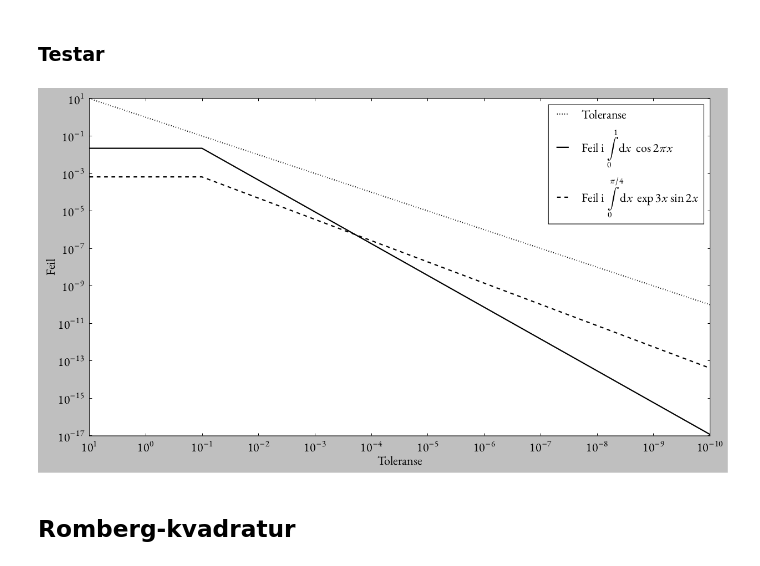
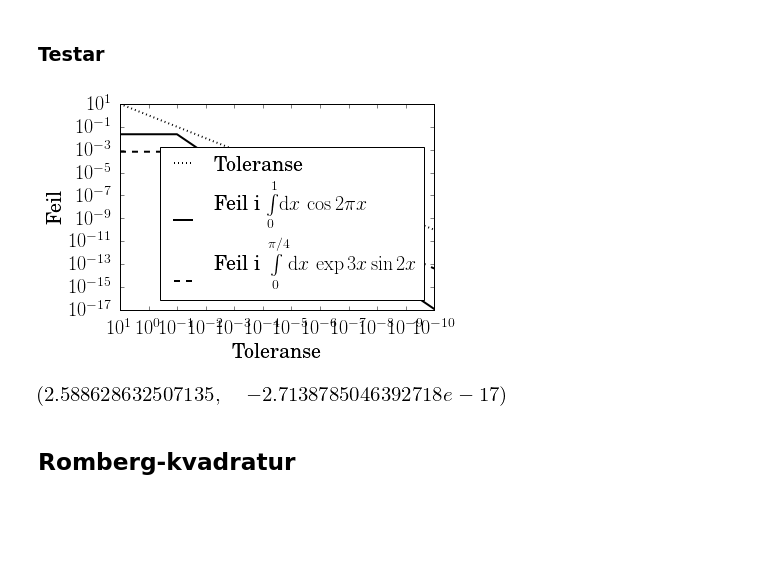
Before and after one commit to steffenhaug/nm, a Jupyter notebook: int/quad.ipynb, the cells around one changed output. Drawn from its saved outputs; the diff is of its cells as text; code cells hidden in the pictures; blank space fills up the shorter version.

```diff
--- a/int/quad.ipynb
+++ b/int/quad.ipynb
@@ -89,38 +89,45 @@ F = sp.integrate(f)
 fa = sp.lambdify(x, f)
 Fa = sp.lambdify(x, F)
 
 aa, ba = 0, 1
 Ia = Fa(ba) - Fa(aa) # = 0
 
 ### second test
 f = sp.exp(3 * x) * sp.sin(2 * x)
 F = sp.integrate(f)
 # make python function versions
 fb = sp.lambdify(x, f)
 Fb = sp.lambdify(x, F)
 
 ab, bb = 0, np.pi/4
 Ib = Fb(bb) - Fb(ab)
 
 tols = np.linspace(10, 1e-10, 100)
 errsa = np.array([abs(asm_quad(fa, aa, ba, tol=t) - Ia) for t in tols])
 errsb = np.array([abs(asm_quad(fb, ab, bb, tol=t) - Ib) for t in tols])
 
-plt.loglog(tols, tols,  'k:',  label="Toleranse")
-plt.loglog(tols, errsa, 'k',   label="Feil i $\int\limits_0^1 \! \mathrm dx \, \cos 2 \pi x$")
-plt.loglog(tols, errsb, 'k--', label="Feil i $\int\limits_0^{\pi/4} \! \mathrm dx \, \exp 3 x \sin 2x$")
+plt.plot(tols, tols,  'k:',  label="Toleranse")
+plt.plot(tols, errsa, 'k',   label="Feil i $\int\limits_0^1 \! \mathrm dx \, \cos 2 \pi x$")
+plt.plot(tols, errsb, 'k--', label="Feil i $\int\limits_0^{\pi/4} \! \mathrm dx \, \exp 3 x \sin 2x$")
+
+plt.xscale('log')
+plt.yscale('log')
 
 plt.ylabel("Feil")
 plt.xlabel("Toleranse")
 
 plt.xlim(tols[0], tols[-1])
 plt.legend(loc="best")
 
-plt.savefig("simp_err.pdf")
+plt.savefig("simp_err.pdf", bbox_inches = 'tight', pad_inches = 0)
 
 plt.tight_layout()
 # %% [output]
-[figure, old version]
+[figure, new version]
+# %%
+asm_quad(fb, 0, np.pi/4, tol=1e-10), asm_quad(fa, 0, 1, tol=1e-10)
+# %% [output]
+[figure, added]
 # %% [markdown]
 ## Romberg-kvadratur
 # %% [markdown]
```
Also changed, not shown: parts of 6 cells of this notebook, 12 other files.
